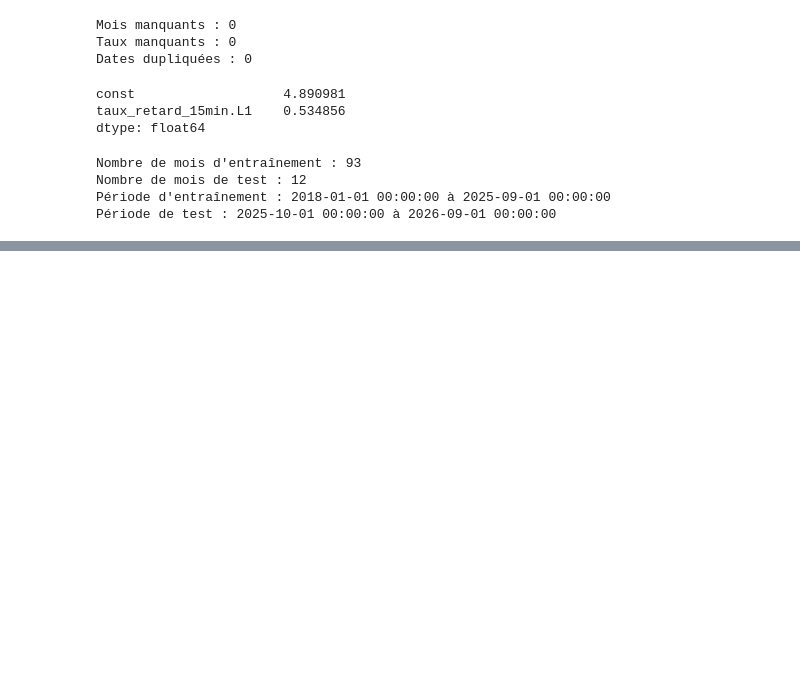
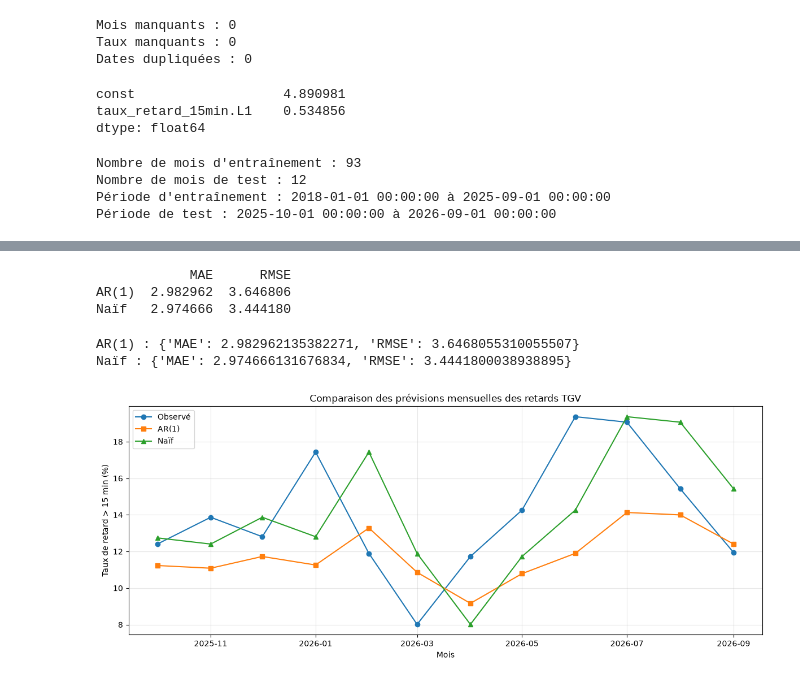
Before and after one commit to ghislainzeufack-prog/RailInsight-SNCF, a Jupyter notebook: notebooks/analyse_persistance_tgv.ipynb, the cells around one changed output, grey strips where cells are left out. Saved outputs shown, nothing was run; the diff lists cells and outputs as text; code cells hidden in the pictures; blank space fills up the shorter version.

Commit message:
docs: ajout du graphique comparatif des previsions AR1 et naives

```diff
--- a/notebooks/analyse_persistance_tgv.ipynb
+++ b/notebooks/analyse_persistance_tgv.ipynb
@@ -242,0 +251,46 @@ ImportError: cannot import name 'prevoir_naif' from 'projet_railinsight.persiste
+# %%
+import numpy as np
+from sklearn.metrics import mean_absolute_error, mean_squared_error
+
+resultats = pd.DataFrame({
+    "MAE": [
+        mean_absolute_error(test, pred_ar1),
+        mean_absolute_error(test, pred_naif),
+    ],
+    "RMSE": [
+        np.sqrt(mean_squared_error(test, pred_ar1)),
+        np.sqrt(mean_squared_error(test, pred_naif)),
+    ],
+}, index=["AR(1)", "Naïf"])
+
+print(resultats)
+# %% [output]
+            MAE      RMSE
+AR(1)  2.982962  3.646806
+Naïf   2.974666  3.444180
+# %%
+from projet_railinsight.persistence import evaluer_previsions
+
+print("AR(1) :", evaluer_previsions(test, pred_ar1))
+print("Naïf :", evaluer_previsions(test, pred_naif))
+# %% [output]
+AR(1) : {'MAE': 2.982962135382271, 'RMSE': 3.6468055310055507}
+Naïf : {'MAE': 2.974666131676834, 'RMSE': 3.4441800038938895}
+# %%
+import matplotlib.pyplot as plt
+
+plt.figure(figsize=(12, 5))
+
+plt.plot(test.index, test, marker="o", label="Observé")
+plt.plot(pred_ar1.index, pred_ar1, marker="s", label="AR(1)")
+plt.plot(pred_naif.index, pred_naif, marker="^", label="Naïf")
+
+plt.title("Comparaison des prévisions mensuelles des retards TGV")
+plt.xlabel("Mois")
+plt.ylabel("Taux de retard > 15 min (%)")
+plt.legend()
+plt.grid(alpha=0.3)
+plt.tight_layout()
+plt.show()
+# %% [output]
+[figure, added]
```
Also changed, not shown: parts of 1 cell of this notebook.
